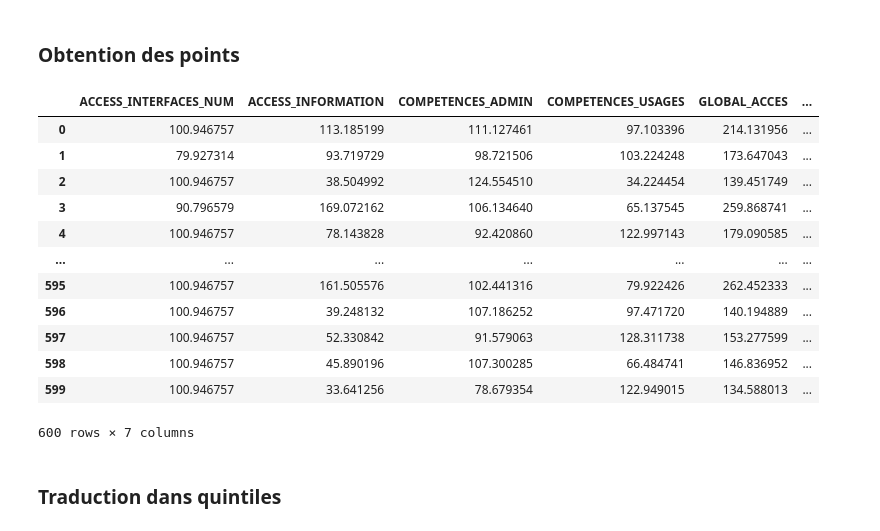
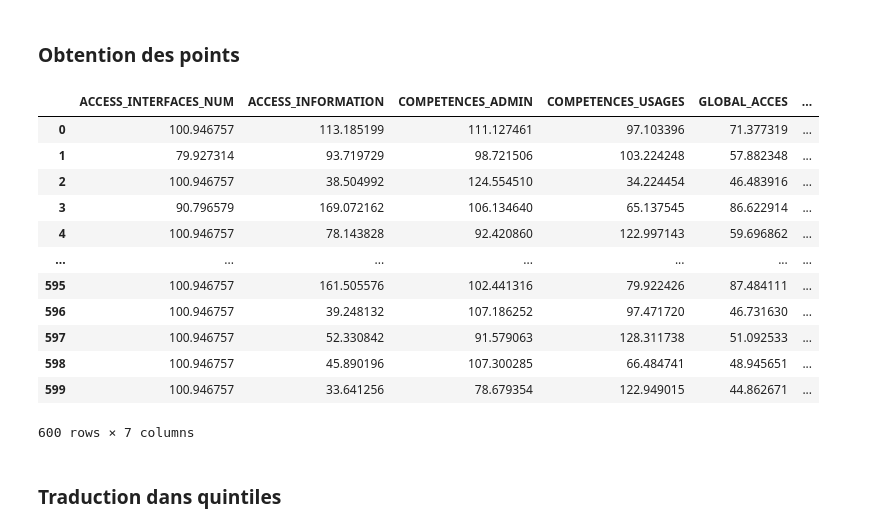
Before and after one commit to dataforgoodfr/batch8_mednum, a Jupyter notebook: notebooks/dataviz_merge.ipynb, the cells around one changed output. Cells and saved outputs as stored; diff of their text form; code cells hidden in the pictures.

Commit message:
fix score global

```diff
--- a/notebooks/dataviz_merge.ipynb
+++ b/notebooks/dataviz_merge.ipynb
@@ -225,30 +241,33 @@ labels = ['ACCESS_INTERFACES_NUM','ACCESS_INFORMATION','COMPETENCES_ADMIN','COMP
 # %%
 def score_axis(df,axe):
-    points = pd.concat([df[col].div(df[col].mean()) for col in axe],axis=1) #tx in '%', commune/mean_departement
+    #points = pd.concat([df.groupby('DEP')[col].transform(lambda x : x / x.mean()) for col in axe],axis=1) #tx in '%', commune/mean_departement
+    points = pd.concat([df[col].transform(lambda x : x / x.mean()) for col in axe],axis=1) #tx in '%', commune/mean_reference(dep, region, nation)
     return points.sum(axis=1).div(len(axe)) * 100 #sum variables in the axis and multiply by 100
 # %% [markdown]
 ### Obtention des points
 # %%
-# df has only date from 1 departement
-score = pd.concat([score_axis(df,axe) for axe in[axe1,axe2,axe3,axe4]],axis=1)
+# df has only data from 1 departement
+score = pd.concat([score_axis(df,axe) for axe in[axe1,axe2,axe3,axe4]],axis=1) #calcule l'axis
 score.columns = labels
-score['GLOBAL_ACCES'] = score['ACCESS_INTERFACES_NUM'] + score['ACCESS_INFORMATION']
-score['GLOBAL_COMPETENCES'] = score['COMPETENCES_ADMIN'] + score['COMPETENCES_USAGES']
+
+# ----global score ! il faut diviser par le nombre de variables impliqués (change en dependant de selection d'utilisateur)
+score['GLOBAL_ACCES'] = (score['ACCESS_INTERFACES_NUM'] / len(axe1)) + (score['ACCESS_INFORMATION'] / len(axe2))
+score['GLOBAL_COMPETENCES'] = (score['COMPETENCES_ADMIN'] / len(axe3)) + (score['COMPETENCES_USAGES']/ len(axe4))
 score['SCORE GLOBAL'] = score['GLOBAL_ACCES'] + score['GLOBAL_COMPETENCES']
 score
 # %% [output]
 |  | ACCESS_INTERFACES_NUM | ACCESS_INFORMATION | COMPETENCES_ADMIN | COMPETENCES_USAGES | GLOBAL_ACCES | ... |
-| 0 | 100.946757 | 113.185199 | 111.127461 | 97.103396 | 214.131956 | ... |
-| 1 | 79.927314 | 93.719729 | 98.721506 | 103.224248 | 173.647043 | ... |
-| 2 | 100.946757 | 38.504992 | 124.554510 | 34.224454 | 139.451749 | ... |
-| 3 | 90.796579 | 169.072162 | 106.134640 | 65.137545 | 259.868741 | ... |
-| 4 | 100.946757 | 78.143828 | 92.420860 | 122.997143 | 179.090585 | ... |
+| 0 | 100.946757 | 113.185199 | 111.127461 | 97.103396 | 71.377319 | ... |
+| 1 | 79.927314 | 93.719729 | 98.721506 | 103.224248 | 57.882348 | ... |
+| 2 | 100.946757 | 38.504992 | 124.554510 | 34.224454 | 46.483916 | ... |
+| 3 | 90.796579 | 169.072162 | 106.134640 | 65.137545 | 86.622914 | ... |
+| 4 | 100.946757 | 78.143828 | 92.420860 | 122.997143 | 59.696862 | ... |
 | ... | ... | ... | ... | ... | ... | ... |
-| 595 | 100.946757 | 161.505576 | 102.441316 | 79.922426 | 262.452333 | ... |
-| 596 | 100.946757 | 39.248132 | 107.186252 | 97.471720 | 140.194889 | ... |
-| 597 | 100.946757 | 52.330842 | 91.579063 | 128.311738 | 153.277599 | ... |
-| 598 | 100.946757 | 45.890196 | 107.300285 | 66.484741 | 146.836952 | ... |
-| 599 | 100.946757 | 33.641256 | 78.679354 | 122.949015 | 134.588013 | ... |
+| 595 | 100.946757 | 161.505576 | 102.441316 | 79.922426 | 87.484111 | ... |
+| 596 | 100.946757 | 39.248132 | 107.186252 | 97.471720 | 46.731630 | ... |
+| 597 | 100.946757 | 52.330842 | 91.579063 | 128.311738 | 51.092533 | ... |
+| 598 | 100.946757 | 45.890196 | 107.300285 | 66.484741 | 48.945651 | ... |
+| 599 | 100.946757 | 33.641256 | 78.679354 | 122.949015 | 44.862671 | ... |
 600 rows × 7 columns
 # %% [markdown]
 ### Traduction dans quintiles
```
Also changed, not shown: parts of 3 cells of this notebook.
